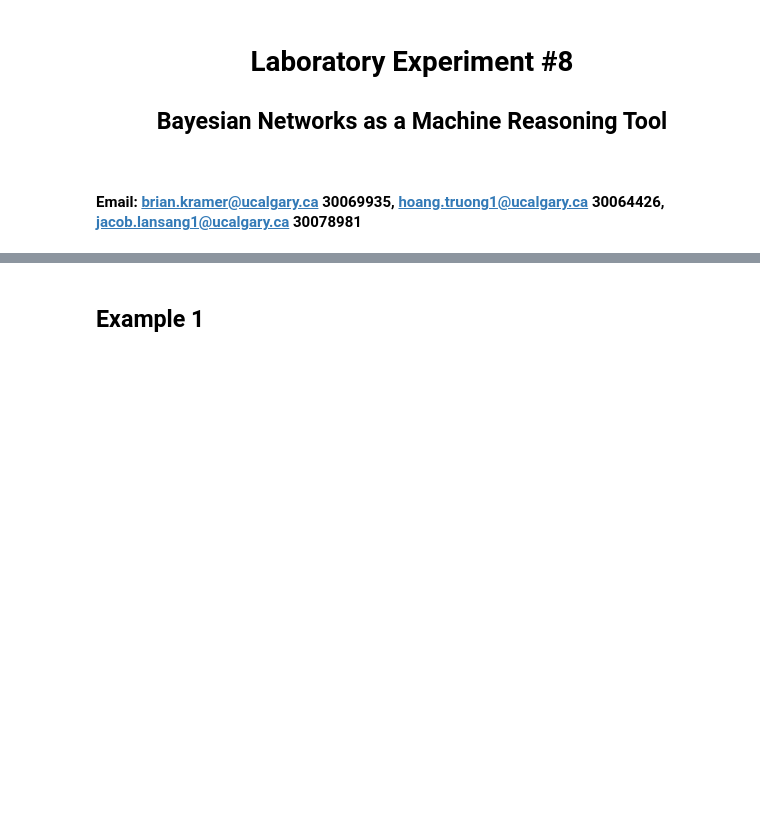
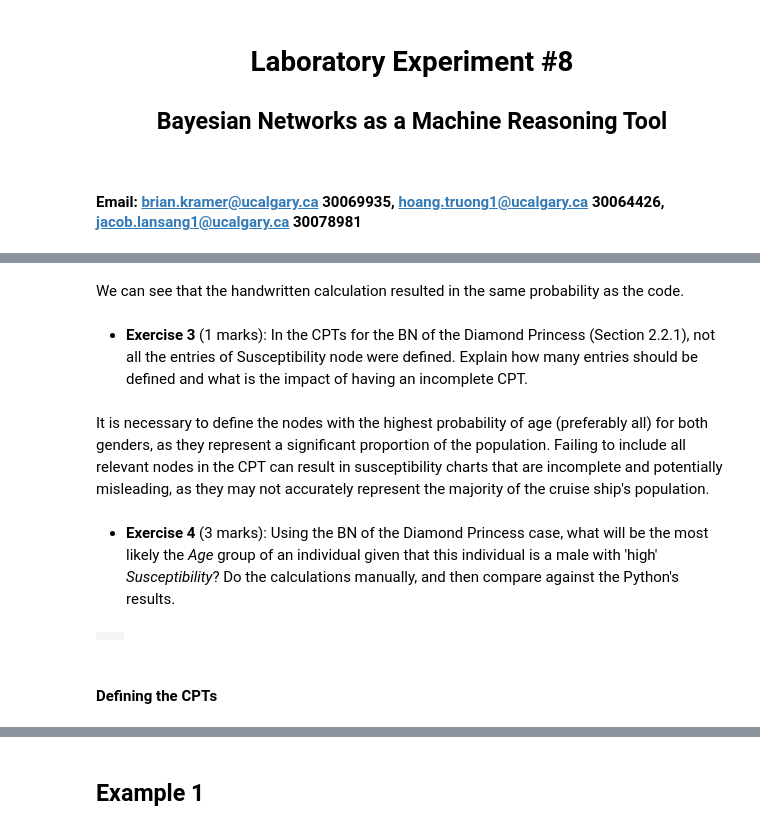
Before and after one commit to xtinatruong/encm509, a Jupyter notebook: Lab8/Lab08-BayesianNetwork 2022W.ipynb, the cells around one changed output, grey strips where cells are left out. Cells and saved outputs as stored; diff of their text form; code cells hidden in the pictures; blank space fills up the shorter version.

```diff
--- a/Lab8/Lab08-BayesianNetwork 2022W.ipynb
+++ b/Lab8/Lab08-BayesianNetwork 2022W.ipynb
@@ -29,0 +81,8 @@ random.seed(r_seed)
+# %% [markdown]
+We can see that the handwritten calculation resulted in the same probability as the code.
+# %% [markdown]
+- **Exercise 3** (1 marks): In the CPTs for the BN of the Diamond Princess (Section 2.2.1), not all the entries of Susceptibility node were defined. Explain how many entries should be defined and what is the impact of having an incomplete CPT.
+# %% [markdown]
+It is necessary to define the nodes with the highest probability of age (preferably all) for both genders, as they represent a significant proportion of the population. Failing to include all relevant nodes in the CPT can result in susceptibility charts that are incomplete and potentially misleading, as they may not accurately represent the majority of the cruise ship's population.
+# %% [markdown]
+- **Exercise 4** (3 marks): Using the BN of the Diamond Princess case, what will be the most likely the *Age* group of an individual given that this individual is  a male with 'high'  *Susceptibility*? Do the calculations  manually, and then compare against the Python's results.
@@ -29,0 +96,10 @@ random.seed(r_seed)
+# %%
+bn = gum.fastBN('Age{0-9|10-19|20-29|30-39|40-49|50-59|60-69|70-79|80-89|90-99}->Susceptibility{low|medium|high};' +
+                'Gender{male|female}->Susceptibility;')
+
+
+gnb.sideBySide(bn, gnb.getInference(bn, size='30'))
+# %% [output]
+|  |  |
+# %% [markdown]
+#### Defining the CPTs
```
Also changed, not shown: parts of 49 cells of this notebook, 4 other files.
